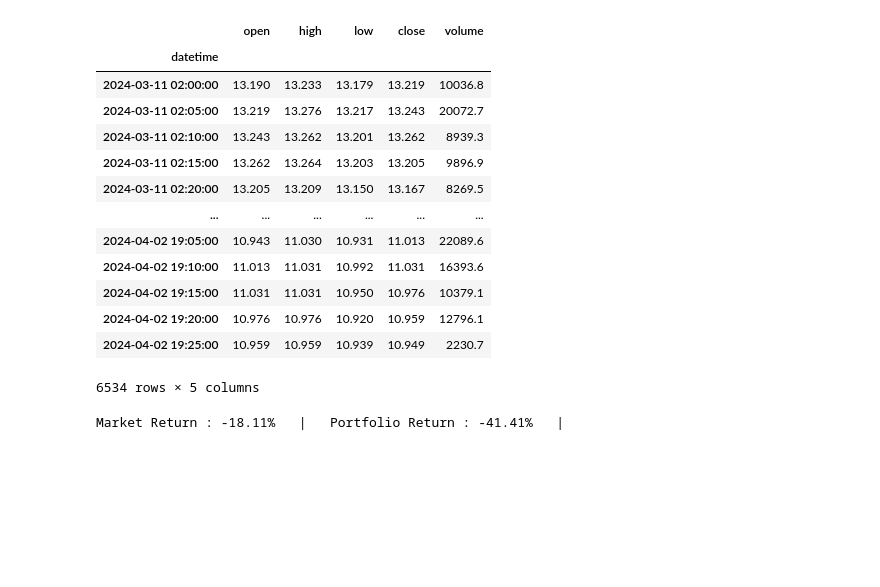
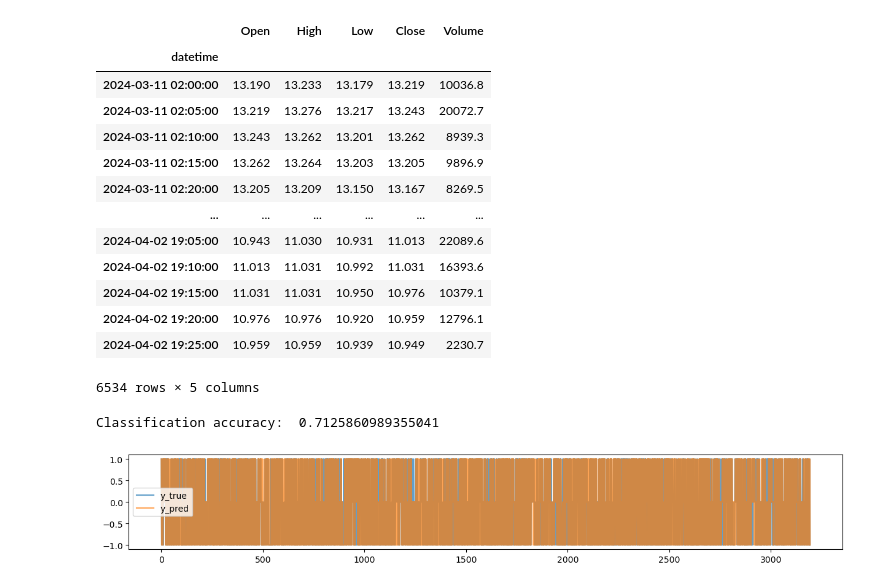
Before and after one commit to Quickgo/Turbo-Bot, a Jupyter notebook: Turbo-bot/TradingAlgo/TradingAlgo.ipynb, the cells around one changed output. Saved outputs shown, nothing was run; the diff lists cells and outputs as text; code cells hidden in the pictures; blank space fills up the shorter version.

```diff
--- a/Turbo-bot/TradingAlgo/TradingAlgo.ipynb
+++ b/Turbo-bot/TradingAlgo/TradingAlgo.ipynb
@@ -7,11 +6,11 @@ import gym_trading_env
 
 from ConvertCSV import DataReady
 # %%
-df = pd.read_csv("/home/porsche/Desktop/Training_data/5minData/ATOMUSDT5min.csv")
+data = pd.read_csv("/home/porsche/Desktop/Training_data/5minData/ATOMUSDT5min.csv")
 
-DataReady(df)
+DataReady(data)
 # %% [output]
-|  | open | high | low | close | volume |
+|  | Open | High | Low | Close | Volume |
 | datetime |  |  |  |  |  |
 | 2024-03-11 02:00:00 | 13.190 | 13.233 | 13.179 | 13.219 | 10036.8 |
 | 2024-03-11 02:05:00 | 13.219 | 13.276 | 13.217 | 13.243 | 20072.7 |
@@ -62,10 +26,0 @@ env = gym.make("TradingEnv",
-# %%
-# Run an episode until it ends :
-done, truncated = False, False
-observation, info = env.reset()
-while not done and not truncated:
-    # Pick a position by its index in your position list (=[-1, 0, 1])....usually something like : position_index = your_policy(observation)
-    position_index = env.action_space.sample() # At every timestep, pick a random position index from your position list (=[-1, 0, 1])
-    observation, reward, done, truncated, info = env.step(position_index)
-# %% [output]
-Market Return : -18.11%   |   Portfolio Return : -41.41%   |
@@ -71,0 +91,18 @@ Market Return : -18.11%   |   Portfolio Return : -41.41%   |
+# %%
+import sklearn
+from sklearn.neighbors import KNeighborsClassifier
+from sklearn.model_selection import train_test_split
+
+X, y = get_clean_Xy(data)
+X_train, X_test, y_train, y_test = train_test_split(X, y, test_size=.5, random_state=0)
+
+clf = KNeighborsClassifier(7)  # Model the output based on 7 "nearest" examples
+clf.fit(X_train, y_train)
+
+y_pred = clf.predict(X_test)
+
+_ = pd.DataFrame({'y_true': y_test, 'y_pred': y_pred}).plot(figsize=(15, 2), alpha=.7)
+print('Classification accuracy: ', np.mean(y_test == y_pred))
+# %% [output]
+Classification accuracy:  0.7125860989355041
+[figure, added]
```
Also changed, not shown: parts of 9 cells of this notebook, 1 other file.
